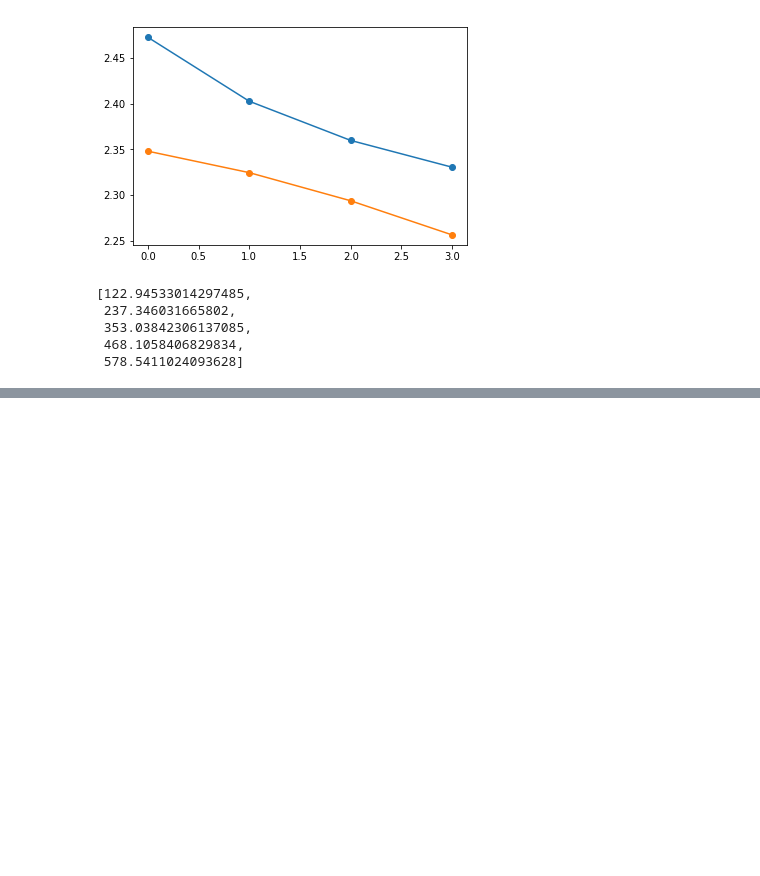
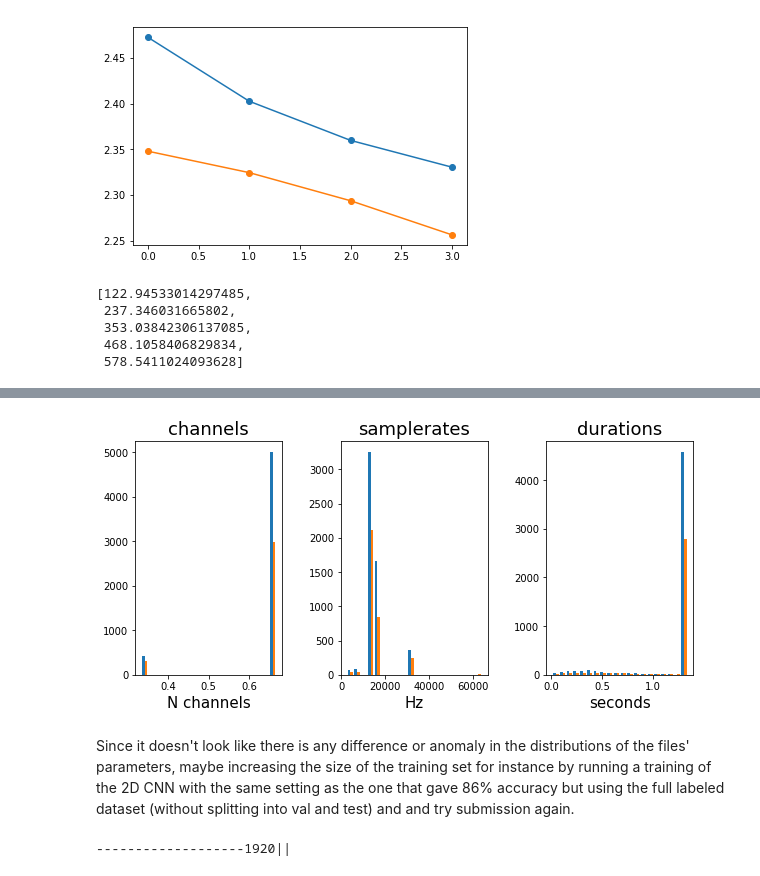
Before and after one commit to jacosol/UrbanSoundClassification, a Jupyter notebook: IpythonNotebooks/DatasetHandsOn.ipynb, the cells around one changed output, grey strips where cells are left out. Drawn from its saved outputs; the diff is of its cells as text; code cells hidden in the pictures; blank space fills up the shorter version.

```diff
--- a/IpythonNotebooks/DatasetHandsOn.ipynb
+++ b/IpythonNotebooks/DatasetHandsOn.ipynb
@@ -488,7 +489,7 @@ os.chdir(r'C:\Users\Copo\source\repos\UrbanSoundClassification\Source\\')
 import Classifier1D
 from UrbanSoundDataset_aug import *
 loadpath = r'C:\Users\Copo\source\repos\UrbanSoundClassification\trainings\Fri_Feb_22_180608_2019_1DCNN_3layers_shorteersmaples'
-model_full = torch.load(os.path.join(savepath,'model_epoch_0.pt'))
+model_full = torch.load(os.path.join(loadpath,'model_epoch_0.pt'))
 
 test_idx = np.load(os.path.join(loadpath, 'test_idx.npy'))
 
@@ -707,0 +733,42 @@ train_loss_aftertraining
+# %%
+files_test = [y for x in os.walk(testpath) for y in glob.glob(os.path.join(x[0], '*.wav'))]
+# %%
+#collect statistics on the test dataset
+import audioread
+channels_test = []
+samplerates_test = []
+durations_test = []
+for filename in files_test:
+    with audioread.audio_open(filename) as f:
+        channels_test.append(f.channels)
+        samplerates_test.append(f.samplerate)
+        durations_test.append(f.duration)
+# %%
+#plot the characteristics of the sounds in the test dataset
+stats_test = [channels_test, samplerates_test, durations_test]
+stats_train = [channels, samplerates, durations]
+labels = ['channels', 'samplerates', 'durations']
+xlabels = ['N channels', 'Hz', 'seconds']
+fig = plt.figure(figsize=(10,10))
+k = -1
+for stat_train, stat_test in zip(stats_train, stats_test):
+    k = k+1
+    plt.subplot(1,3,k+1)
+    plt.hist([np.array(stat_train)/len(stats_train), np.array(stat_test)/len(stats_test)],20)
+    #sb.distplot(stat_test,20)
+    plt.title(labels[k], fontsize = 18)
+    plt.xlabel(xlabels[k], fontsize = 15)
+plt.subplots_adjust(top = 0.45, wspace = 0.4)
+plt.show()
+# %% [output]
+[figure, added]
+# %% [markdown]
+Since it doesn't look like there is any difference or anomaly in the distributions of the files' parameters, maybe increasing the size of the training set for instance by running a training of the 2D CNN with the same setting as the one that gave 86% accuracy but using the full labeled dataset (without splitting into val and test) and and try submission again.
+# %%
+import time
+for i in range(1,20):
+    print('-'*i + f'{i}' + (20-i-1)*' ' + '20||', end = '', flush=True)
+    print('\r', end='')
+    time.sleep(0.5)
+# %% [output]
+-------------------1920||
```
Also changed, not shown: parts of 11 cells of this notebook, 3 other files.
